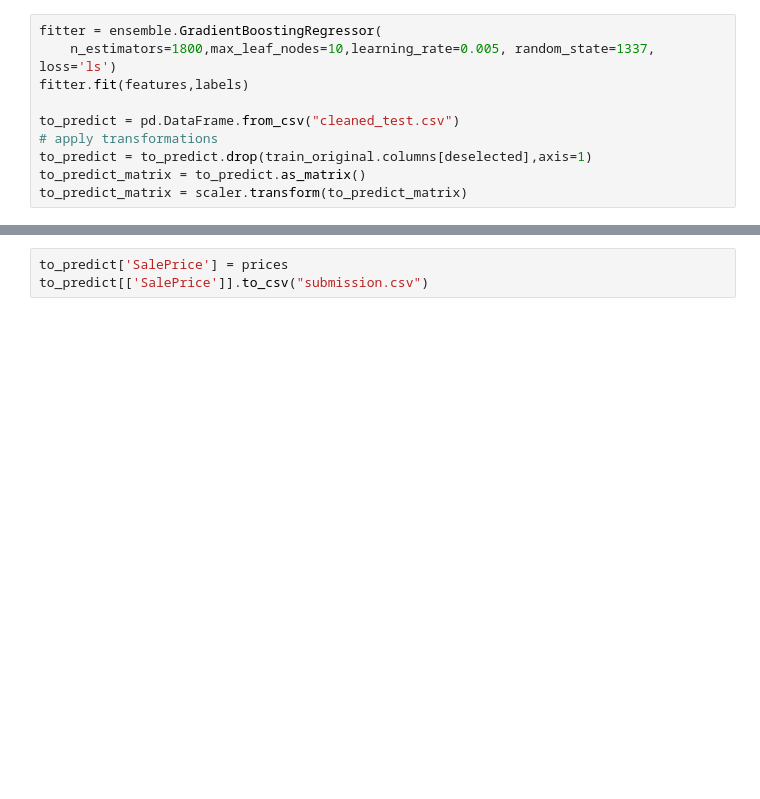
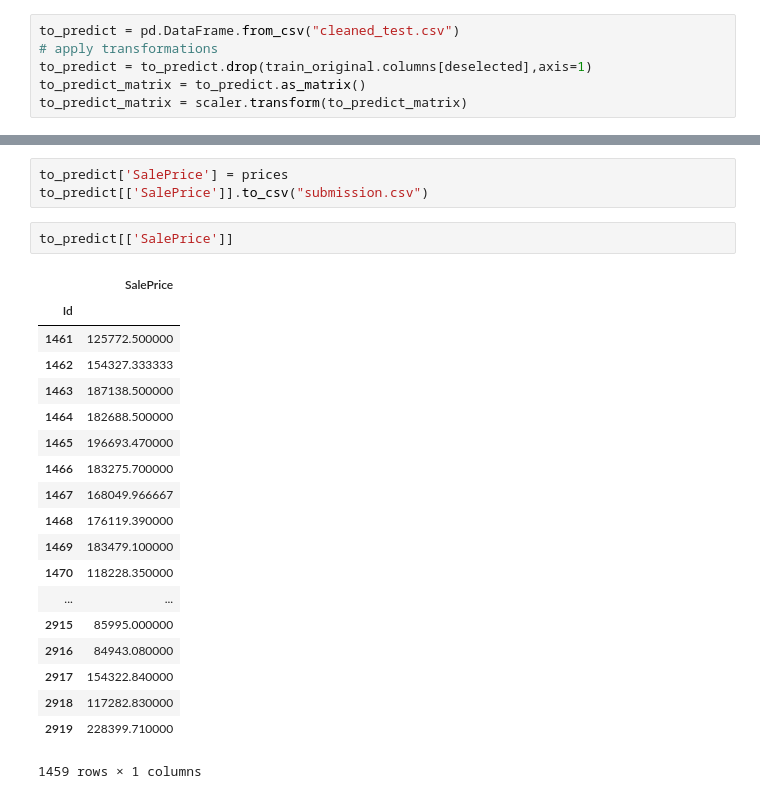
Before and after one commit to DimensionalScoop/SMD, a Jupyter notebook: Max/Blatt8/Model.ipynb, the cells around one changed output, grey strips where cells are left out. Saved outputs shown, nothing was run; the diff lists cells and outputs as text; blank space fills up the shorter version.

```diff
--- a/Max/Blatt8/Model.ipynb
+++ b/Max/Blatt8/Model.ipynb
@@ -241,10 +250,6 @@ ValueError: Length of values does not match length of index
 # %% [raw]
 scores
 # %%
-fitter = ensemble.GradientBoostingRegressor(
-    n_estimators=1800,max_leaf_nodes=10,learning_rate=0.005, random_state=1337, loss='ls')
-fitter.fit(features,labels)
-
 to_predict = pd.DataFrame.from_csv("cleaned_test.csv")
 # apply transformations
 to_predict = to_predict.drop(train_original.columns[deselected],axis=1)
@@ -257,3 +265,25 @@ prices = scaler.inverse_transform(np.insert(features,0,labels,axis=1))
 # %%
 to_predict['SalePrice'] = prices
 to_predict[['SalePrice']].to_csv("submission.csv")
+# %%
+to_predict[['SalePrice']]
+# %% [output]
+|  | SalePrice |
+| Id |  |
+| 1461 | 125772.500000 |
+| 1462 | 154327.333333 |
+| 1463 | 187138.500000 |
+| 1464 | 182688.500000 |
+| 1465 | 196693.470000 |
+| 1466 | 183275.700000 |
+| 1467 | 168049.966667 |
+| 1468 | 176119.390000 |
+| 1469 | 183479.100000 |
+| 1470 | 118228.350000 |
+| ... | ... |
+| 2915 | 85995.000000 |
+| 2916 | 84943.080000 |
+| 2917 | 154322.840000 |
+| 2918 | 117282.830000 |
+| 2919 | 228399.710000 |
+1459 rows × 1 columns
```
Also changed, not shown: parts of 16 cells of this notebook, 1 other file.
